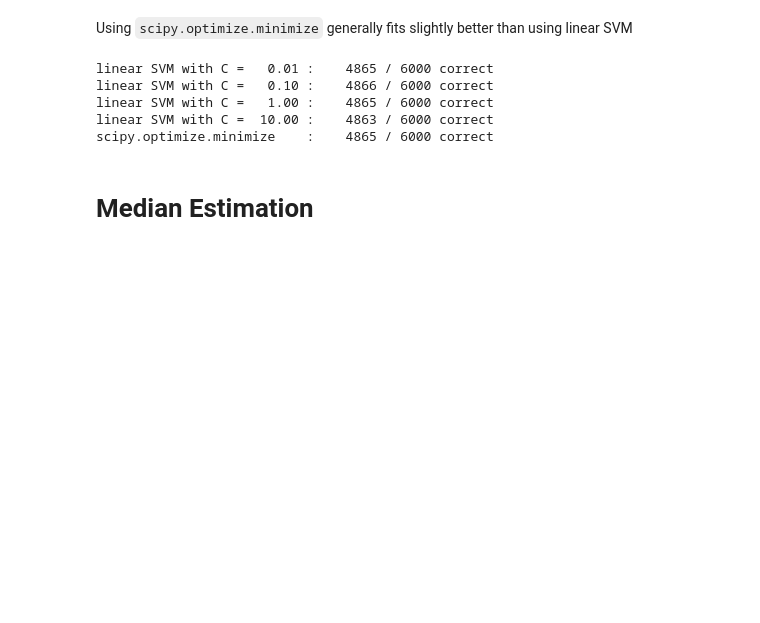
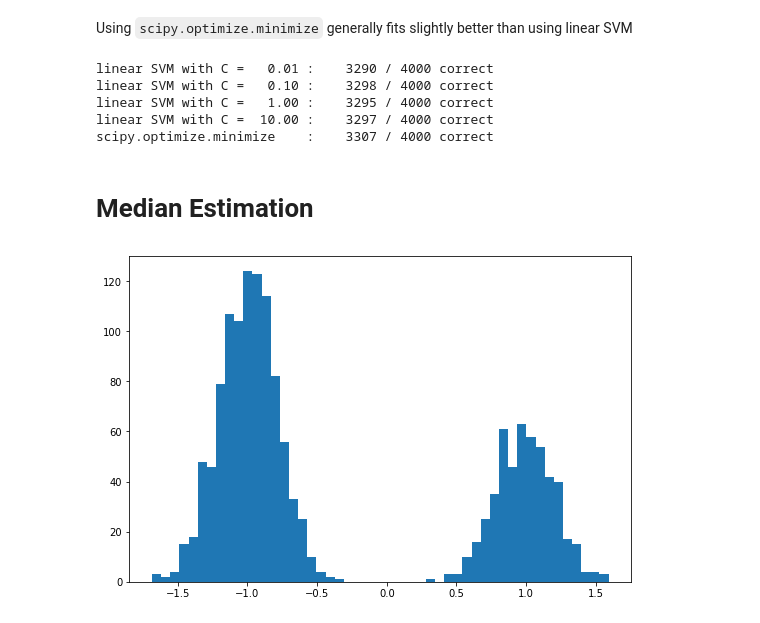
Before and after one commit to socialfoundations/whynot, a Jupyter notebook: test_notebook/test.ipynb, the cells around one changed output. Saved outputs shown, nothing was run; the diff lists cells and outputs as text; code cells hidden in the pictures; blank space fills up the shorter version.

```diff
--- a/test_notebook/test.ipynb
+++ b/test_notebook/test.ipynb
@@ -40,7 +74,7 @@ Using `scipy.optimize.minimize` generally fits slightly better than using linear
 config = repeated_classification.experiments.construct_config_gaussians()
 rng = np.random.RandomState()
 
-POPULATIONS = [3000, 3000]  # modify
+POPULATIONS = [2000, 2000]  # modify
 
 features, labels = [], []
 for pop, dist in list(zip(POPULATIONS, config.group_distributions)):
@@ -62,9 +96,8 @@ for (c, acc) in zip(c_values, accuracies):
     print('linear SVM with C = {: >6.2f} :  {:>6d} / {} correct'.format(c, acc, len(labels)))
 
 # ERM with scipy.optimize.minimize
-erm_params = repeated_classification.experiments.empirical_risk_minimization(
-    repeated_classification.experiments.linear_classifier_2d,
-    repeated_classification.experiments.zero_one_loss,
+erm_params = repeated_classification.experiments.erm(
+    config,
     features,
     labels,
     [0, 1, 0],
@@ -76,19 +109,21 @@ erm_acc = np.count_nonzero(
 )
 print('scipy.optimize.minimize    :  {: >6d} / {} correct'.format(erm_acc, len(labels)))
 # %% [output]
-linear SVM with C =   0.01 :    4865 / 6000 correct
-linear SVM with C =   0.10 :    4866 / 6000 correct
-linear SVM with C =   1.00 :    4865 / 6000 correct
-linear SVM with C =  10.00 :    4863 / 6000 correct
-scipy.optimize.minimize    :    4865 / 6000 correct
+linear SVM with C =   0.01 :    3290 / 4000 correct
+linear SVM with C =   0.10 :    3298 / 4000 correct
+linear SVM with C =   1.00 :    3295 / 4000 correct
+linear SVM with C =  10.00 :    3297 / 4000 correct
+scipy.optimize.minimize    :    3307 / 4000 correct
 # %% [markdown]
 # Median Estimation
 # %%
-def graph_median(pop1, pop2):
+def graph_median_setup(pop1, pop2):
     data = np.concatenate([np.random.normal(-1, 0.2, pop1), np.random.normal(1, 0.2, pop2)], axis=0)
     plt.figure(figsize=(9, 6))
     plt.hist(data, bins=50)
     plt.show()
 
 
-graph_median(1000, 500)
+graph_median_setup(1000, 500)
+# %% [output]
+[figure, added]
```
Also changed, not shown: parts of 6 cells of this notebook, 2 other files.
